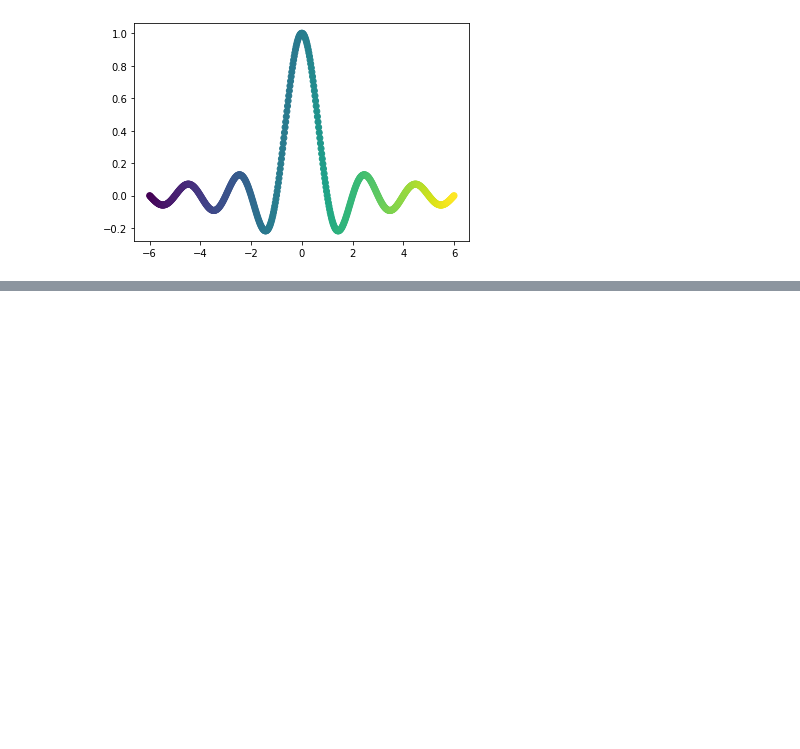
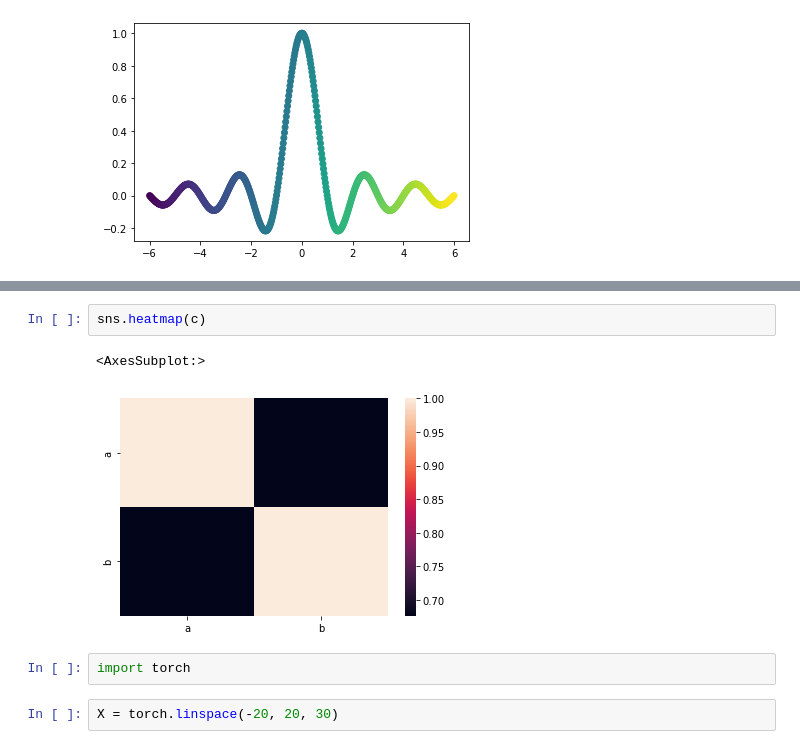
Before and after one commit to Nossonhuebner/ml-study, a Jupyter notebook: matplotlib practice/misc fundamentals.ipynb, the cells around one changed output, grey strips where cells are left out. Saved outputs shown, nothing was run; the diff lists cells and outputs as text; blank space fills up the shorter version.

```diff
--- a/matplotlib practice/Untitled.ipynb
+++ b/matplotlib practice/misc fundamentals.ipynb
@@ -219,0 +219,9 @@ TypeError: 'float' object cannot be interpreted as an integer
+# %%
+sns.heatmap(c)
+# %% [output]
+<AxesSubplot:>
+[figure, added]
+# %%
+import torch
+# %%
+X = torch.linspace(-20, 20, 30)
```
Also changed, not shown: parts of 25 cells of this notebook, 2 other files.
